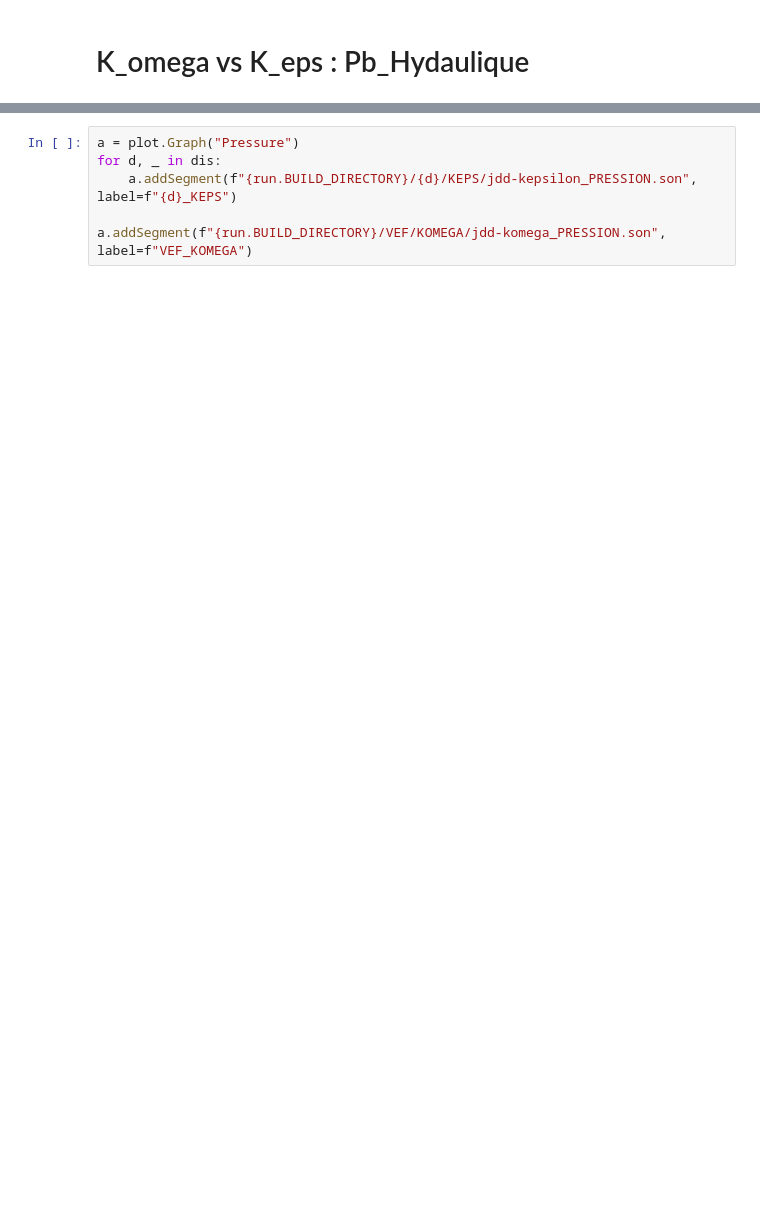
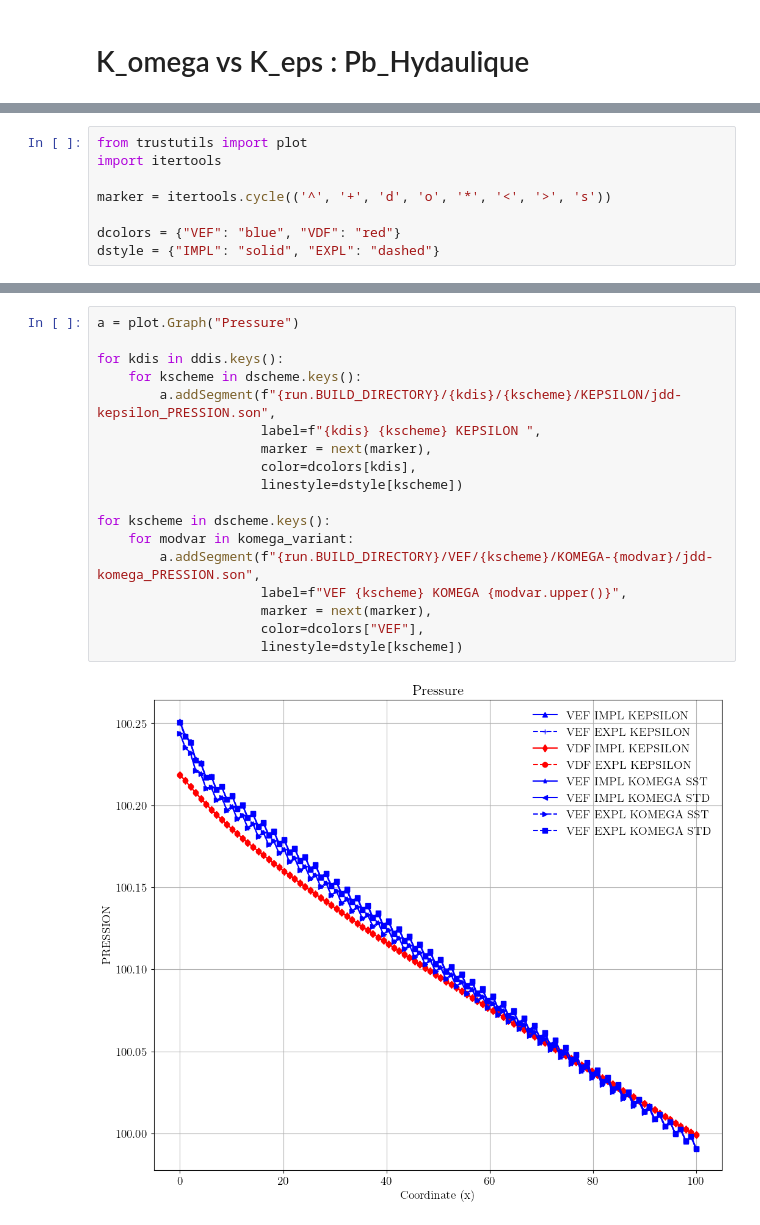
Before and after one commit to xupeiwust/TrioCFD-code, a Jupyter notebook: share/Validation/Rapports_automatiques/Turbulence/RANS/canal_plan_vef_vdf/canal_plan_vef_vdf.ipynb, the cells around one changed output, grey strips where cells are left out. Saved outputs shown, nothing was run; the diff lists cells and outputs as text; blank space fills up the shorter version.

```diff
--- a/share/Validation/Rapports_automatiques/Turbulence/RANS/canal_plan_vef_vdf/canal_plan_vef_vdf.ipynb
+++ b/share/Validation/Rapports_automatiques/Turbulence/RANS/canal_plan_vef_vdf/canal_plan_vef_vdf.ipynb
@@ -22 +158,9 @@ run.tablePerf()
+# %%
+from trustutils import plot
+import itertools
+
+marker = itertools.cycle(('^', '+', 'd', 'o', '*', '<', '>', 's'))
+
+dcolors = {"VEF": "blue", "VDF": "red"}
+dstyle = {"IMPL": "solid", "EXPL": "dashed"}
 # %%
@@ -32,8 +182,22 @@ a.scale(yscale='log')
 # %%
 a = plot.Graph("Pressure")
-for d, _ in dis:
-    a.addSegment(f"{run.BUILD_DIRECTORY}/{d}/KEPS/jdd-kepsilon_PRESSION.son", label=f"{d}_KEPS")
 
-a.addSegment(f"{run.BUILD_DIRECTORY}/VEF/KOMEGA/jdd-komega_PRESSION.son", label=f"VEF_KOMEGA")
+for kdis in ddis.keys():
+    for kscheme in dscheme.keys():
+        a.addSegment(f"{run.BUILD_DIRECTORY}/{kdis}/{kscheme}/KEPSILON/jdd-kepsilon_PRESSION.son",
+                     label=f"{kdis} {kscheme} KEPSILON ",
+                     marker = next(marker),
+                     color=dcolors[kdis],
+                     linestyle=dstyle[kscheme])
+
+for kscheme in dscheme.keys():
+    for modvar in komega_variant:
+        a.addSegment(f"{run.BUILD_DIRECTORY}/VEF/{kscheme}/KOMEGA-{modvar}/jdd-komega_PRESSION.son",
+                     label=f"VEF {kscheme} KOMEGA {modvar.upper()}",
+                     marker = next(marker),
+                     color=dcolors["VEF"],
+                     linestyle=dstyle[kscheme])
+# %% [output]
+[figure, added]
 # %%
 a = plot.Graph("Velocity X")
```
Also changed, not shown: parts of 21 cells of this notebook, 2 other files.
